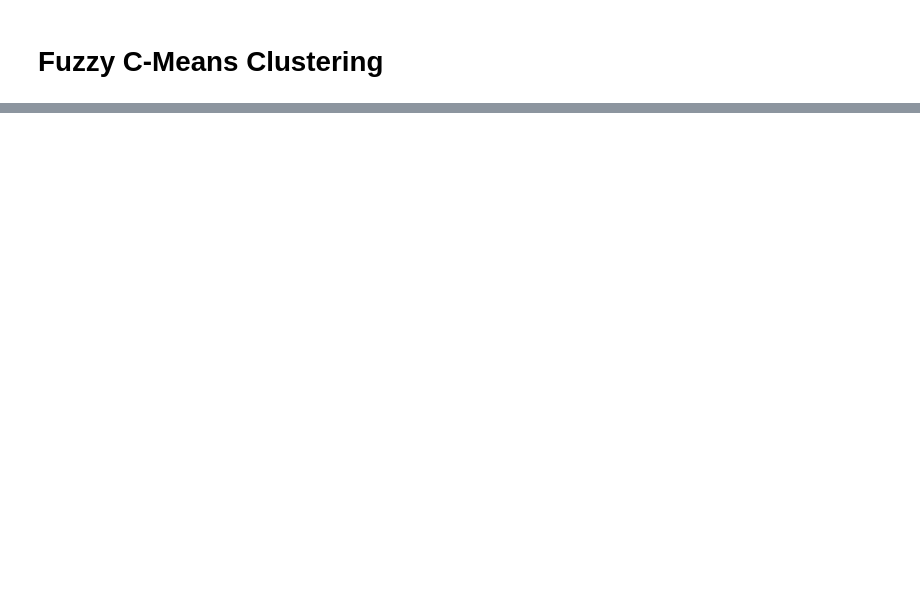
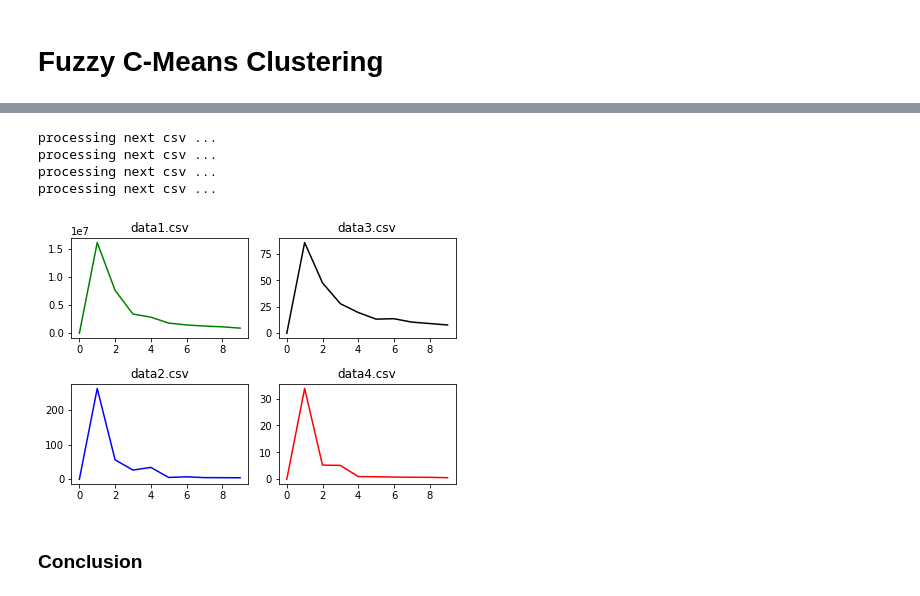
Before and after one commit to alifa98/Fuzzy-C-Means-Clustering, a Jupyter notebook: Fuzzy C-Means Clustering.ipynb, the cells around one changed output, grey strips where cells are left out. Saved outputs shown, nothing was run; the diff lists cells and outputs as text; code cells hidden in the pictures; blank space fills up the shorter version.

```diff
--- a/Fuzzy C-Means Clustering.ipynb
+++ b/Fuzzy C-Means Clustering.ipynb
@@ -9,9 +10,10 @@ from functools import reduce
 # %%
 # Data imports
-data1 = pd.read_csv("data/data1.csv", header=None)
-data2 = pd.read_csv("data/data2.csv", header=None)
-data3 = pd.read_csv("data/data3.csv", header=None)
-data4 = pd.read_csv("data/data4.csv", header=None)
+raw_data_csv = []
+raw_data_csv.append(pd.read_csv("data/data1.csv", header=None))
+raw_data_csv.append(pd.read_csv("data/data2.csv", header=None))
+raw_data_csv.append(pd.read_csv("data/data3.csv", header=None))
+raw_data_csv.append(pd.read_csv("data/data4.csv", header=None))
 # %%
 ## Definition of constants
 CONST_M = 1.4
@@ -94,9 +102,4 @@ def fuzzy_C_means(input_data, clusters_number):
         update_cluster_values(input_data, centroids)
         centroids = calculate_and_get_new_centers(input_data, centroids)
 
-    print(centroids)
-    print(input_data)
-
-
-fuzzy_C_means(data1, 3)
-fuzzy_C_means(data2, 2)
+    return (input_data, centroids, get_cost(input_data, centroids))
@@ -120,0 +112,32 @@ fuzzy_C_means(data2, 2)
+# %%
+result = {}
+for data_index, data in enumerate(raw_data_csv):
+    print("processing next csv ...")
+    data_result = []
+    for c in range(10):
+        data_result.append(fuzzy_C_means(data, c))
+    result[data_index] = data_result
+# %% [output]
+processing next csv ...
+processing next csv ...
+processing next csv ...
+processing next csv ...
+# %%
+
+fig, ax = plt.subplots(2, 2)
+ax[0, 0].set_title('data1.csv')
+ax[0, 0].plot([result[0][i][2] for i in range(10)], 'g')
+ax[1, 0].set_title('data2.csv')
+ax[1, 0].plot([result[1][i][2] for i in range(10)], 'b')
+ax[0, 1].set_title('data3.csv')
+ax[0, 1].plot([result[2][i][2] for i in range(10)], 'k')
+ax[1, 1].set_title('data4.csv')
+ax[1, 1].plot([result[3][i][2] for i in range(10)], 'r')
+
+fig.tight_layout()
+fig.subplots_adjust(top=0.95)
+fig.show()
+# %% [output]
+[figure, added]
+# %% [markdown]
+### Conclusion
```
Also changed, not shown: parts of 12 cells of this notebook.
